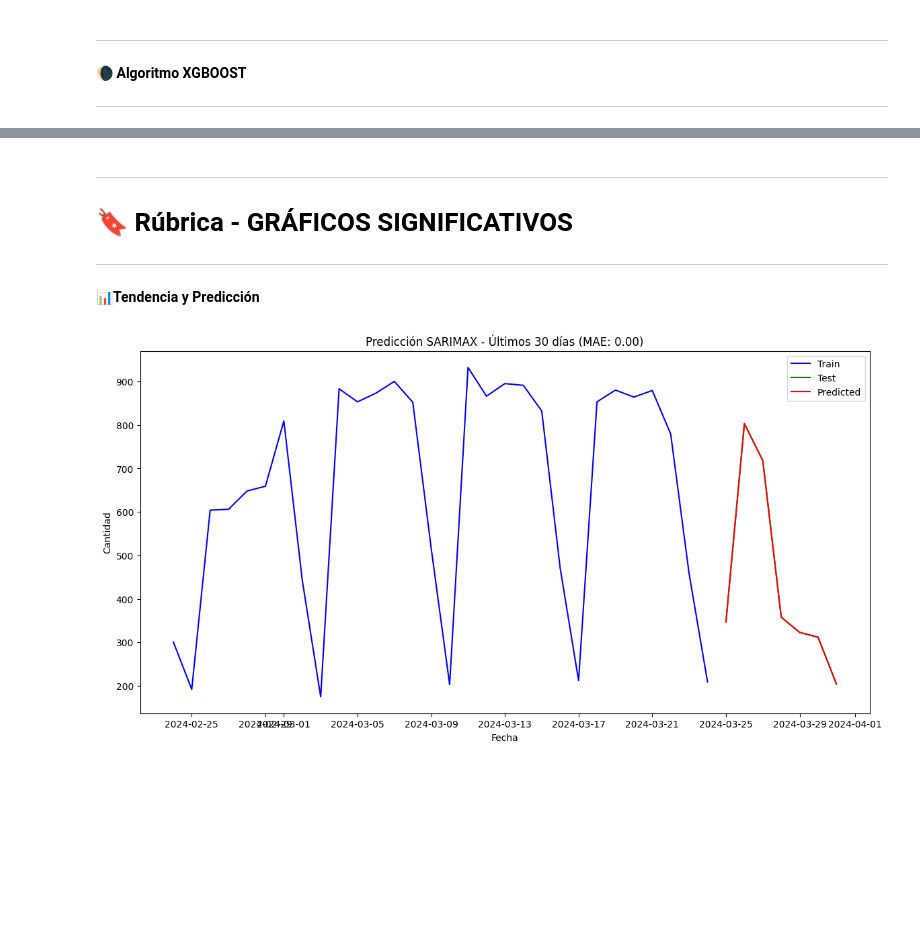
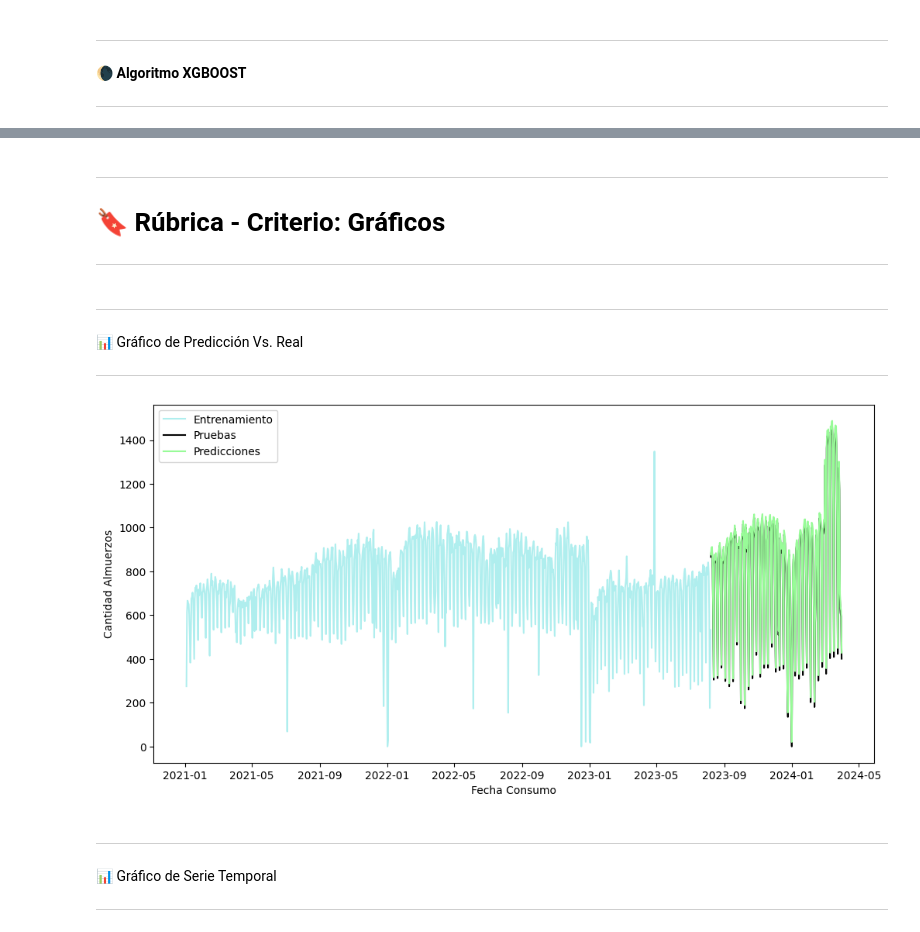
Before and after one commit to A01793509/Equipo_44, a Jupyter notebook: Avance5_44.ipynb, the cells around one changed output, grey strips where cells are left out. Saved outputs shown, nothing was run; the diff lists cells and outputs as text; code cells hidden in the pictures; blank space fills up the shorter version.

```diff
--- a/Avance5_44.ipynb
+++ b/Avance5_44.ipynb
@@ -126,8 +156,7 @@ dfCasinoConsumo['Detalle'] = dfCasinoConsumo['Detalle'].str.upper()
 dfCasinoAlmuerzos = dfCasinoConsumo[dfCasinoConsumo['Detalle'] == 'ALMUERZO'].copy()
 # %%
 #Eliminamos las columnas que no consideramos relevantes según hallazgos en la fase de exploración
-#dfCasinoConsumo=dfCasinoConsumo.drop(columns=['Consecutivo', 'Detalle','IdProducto', 'cod lector', 'Cod comedor', 'Identificacion persona', 'Invitado','Ing x planta','Nro empleados','Nivel'])
-dfCasinoConsumo=dfCasinoAlmuerzos.drop(columns=['Consecutivo', 'Detalle','IdProducto', 'cod lector', 'Cod comedor', 'Identificacion persona', 'Invitado','Ing x planta','Nro empleados','Nivel'])
+dfCasinoConsumo=dfCasinoConsumo.drop(columns=['Consecutivo', 'Detalle','IdProducto', 'cod lector', 'Cod comedor', 'Identificacion persona', 'Invitado','Ing x planta','Nro empleados','Nivel'])
 dfCasinoConsumo.head()
 # %% [output]
 |  | Fecha Consumo | Tipo Empleado | Porcentaje apoyo |
@@ -505,0 +599,7 @@ dfmetricas
+# %%
+# División en conjuntos de entrenamiento y prueba
+train_size = int(len(dfAlmuerzoAgrupado) * 0.8)
+train_endog = dfendog[:train_size]
+test_endog = dfendog[train_size:]
+train_exog = dfexog[:train_size]
+test_exog = dfexog[train_size:]
@@ -1044,38 +1242,42 @@ dfmetricas
 # %% [markdown]
+
 ---
 
 
-# 🔖 **Rúbrica - GRÁFICOS SIGNIFICATIVOS**
+# 🔖 **Rúbrica - Criterio: Gráficos**
 
 
 ---
-# %% [markdown]
-📊**Tendencia y Predicción**
+# %% [markdown]
+
+
+---
+
+
+📊 Gráfico de Predicción Vs. Real
+
+
+---
 # %%
-
-# Graficar las predicciones vs. los valores reales
-plt.figure(figsize=(14, 7))
-
-# Últimos 30 días de datos de entrenamiento y prueba
-start_date = train_endog.index[-30]
-
-# Datos de entrenamiento
-plt.plot(train_endog.loc[start_date:].index, train_endog.loc[start_date:], label='Train', color='blue')
-
-# Datos de prueba
-plt.plot(test_endog.index, test_endog, label='Test', color='green')
-
-# Predicciones
-plt.plot(test_endog.index, Prediccion_Final_SARIMAX, label='Predicted', color='red')
-
-# Intervalos de confianza
-plt.fill_between(test_endog.index, pred_ci.iloc[:, 0], pred_ci.iloc[:, 1], color='red', alpha=0.3)
-
-# Configuración de la gráfica
-plt.xlabel('Fecha')
-plt.ylabel('Cantidad')
-plt.title(f'Predicción SARIMAX - Últimos 30 días (MAE: {mae:.2f})')
+# Graficación de resultados
+plt.figure(figsize=(12, 6))
+plt.plot(train_endog, label='Entrenamiento', color='paleturquoise')
+plt.plot(test_endog, label='Pruebas', color='black')
+plt.plot(Prediccion_Final_SARIMAX, label='Predicciones', color='palegreen')
+plt.fill_between(Prediccion_CI_SARIMAX.index, Prediccion_CI_SARIMAX.iloc[:, 0], Prediccion_CI_SARIMAX.iloc[:, 1], color='k', alpha=0.2)
+plt.xlabel('Fecha Consumo')
+plt.ylabel('Cantidad Almuerzos')
 plt.legend()
 plt.show()
 # %% [output]
-[figure, old version]
+[figure, new version]
+# %% [markdown]
+
+
+---
+
+
+📊 Gráfico de Serie Temporal
+
+
+---
```
Also changed, not shown: parts of 79 cells of this notebook.
